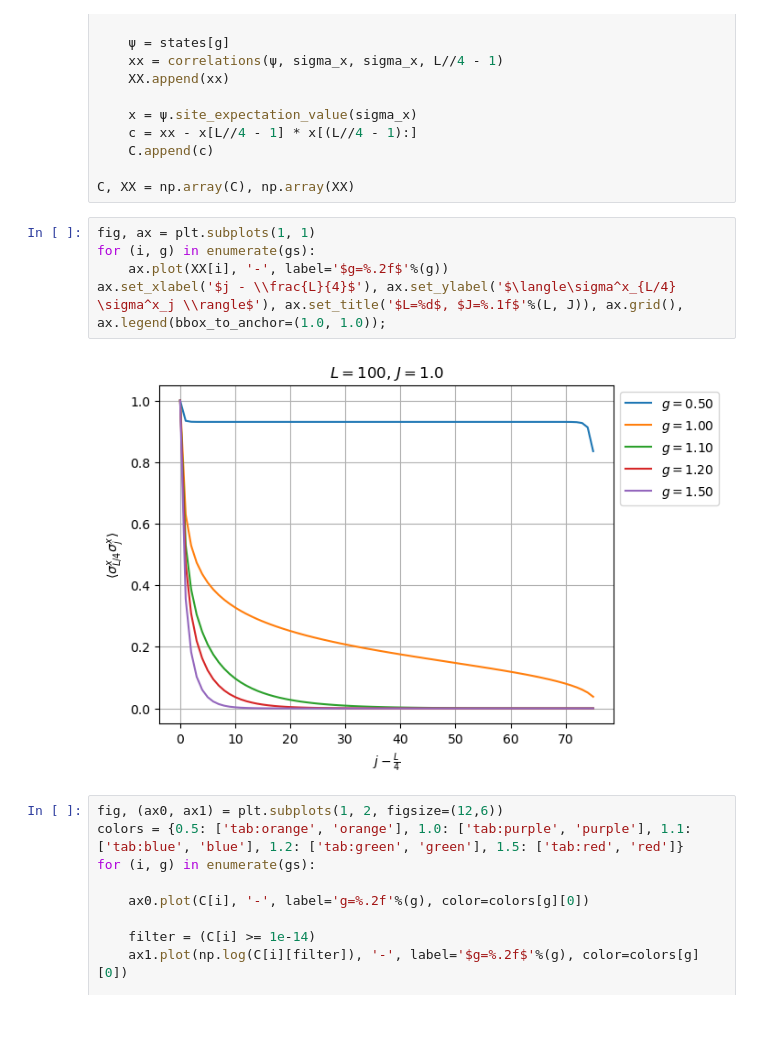
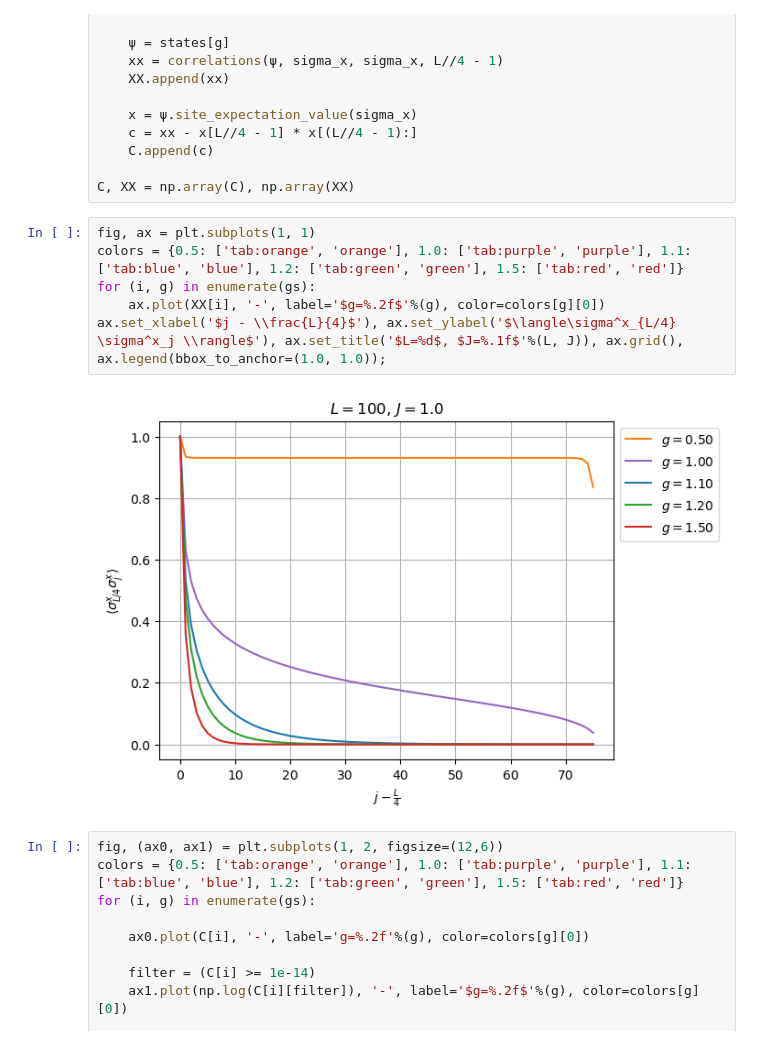
Before and after one commit to danielortmann/computational-quantum-many-body-physics, a Jupyter notebook: 3_tensor_networks/exercise10.ipynb, the cells around one changed output. Drawn from its saved outputs; the diff is of its cells as text.

Commit message:
Use same colors

```diff
--- a/3_tensor_networks/exercise10.ipynb
+++ b/3_tensor_networks/exercise10.ipynb
@@ -162,11 +162,12 @@ for g in gs:
 C, XX = np.array(C), np.array(XX)
 # %%
 fig, ax = plt.subplots(1, 1)
+colors = {0.5: ['tab:orange', 'orange'], 1.0: ['tab:purple', 'purple'], 1.1: ['tab:blue', 'blue'], 1.2: ['tab:green', 'green'], 1.5: ['tab:red', 'red']}
 for (i, g) in enumerate(gs):
-    ax.plot(XX[i], '-', label='$g=%.2f$'%(g))
+    ax.plot(XX[i], '-', label='$g=%.2f$'%(g), color=colors[g][0])
 ax.set_xlabel('$j - \\frac{L}{4}$'), ax.set_ylabel('$\langle\sigma^x_{L/4} \sigma^x_j \\rangle$'), ax.set_title('$L=%d$, $J=%.1f$'%(L, J)), ax.grid(), ax.legend(bbox_to_anchor=(1.0, 1.0));
 # %% [output]
-[figure, old version]
+[figure, new version]
 # %%
 fig, (ax0, ax1) = plt.subplots(1, 2, figsize=(12,6))
 colors = {0.5: ['tab:orange', 'orange'], 1.0: ['tab:purple', 'purple'], 1.1: ['tab:blue', 'blue'], 1.2: ['tab:green', 'green'], 1.5: ['tab:red', 'red']}
```
